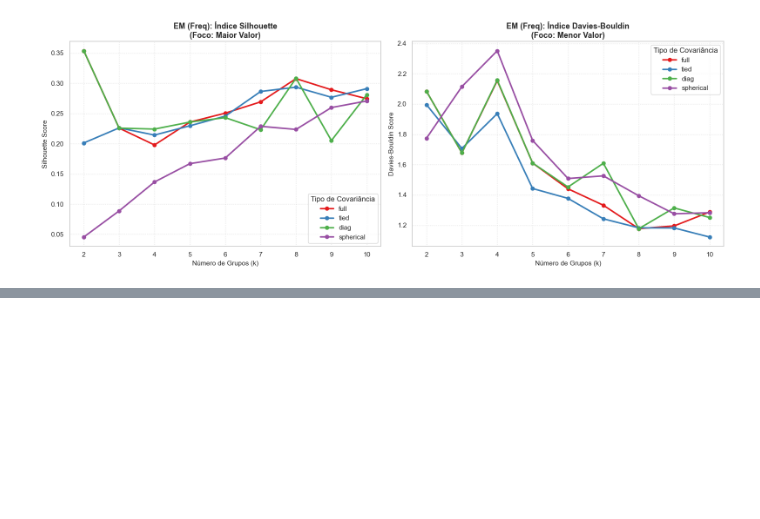
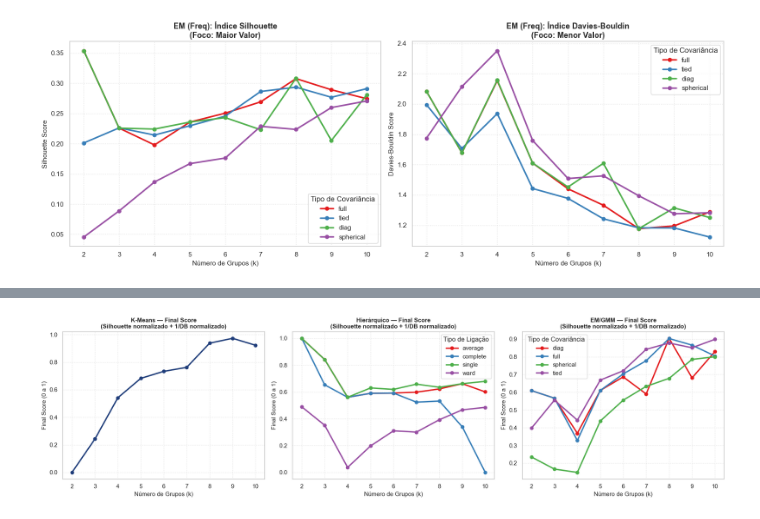
Before and after one commit to fabriciogmaraes/clusterizacao-sus-rn, a Jupyter notebook: estabelecimentos_sus.ipynb, the cells around one changed output, grey strips where cells are left out. Cells and saved outputs as stored; diff of their text form; code cells hidden in the pictures; blank space fills up the shorter version.

```diff
--- a/estabelecimentos_sus.ipynb
+++ b/estabelecimentos_sus.ipynb
@@ -894,0 +1025,89 @@ Imagem salva como 'grafico_fase3_em_freq.png'
+# %%
+#Célula 19: Final Score Combinado para justificar escolha do K
+print("--- FINAL SCORE: JUSTIFICATIVA TÉCNICA DA ESCOLHA DO K ---")
+
+# Carregando os resultados salvos
+df_km  = pd.read_csv('resultados_kmeans_sus_freq.csv')
+df_hc  = pd.read_csv('resultados_hierarquico_sus_freq.csv')
+df_em  = pd.read_csv('resultados_em_sus_freq.csv')
+
+# ── K-Means: melhor combo por k ──────────────────────────────────────────────
+# Para cada k, pega o maior silhouette e menor DB entre kpp e random
+df_km['sil_best'] = df_km[['silhouette_kpp','silhouette_random']].max(axis=1)
+df_km['db_best']  = df_km[['db_kpp','db_random']].min(axis=1)
+
+# Normaliza: sil para [0,1] (maior = melhor), DB invertido para [0,1] (menor = melhor)
+df_km['sil_norm'] = (df_km['sil_best'] - df_km['sil_best'].min()) / (df_km['sil_best'].max() - df_km['sil_best'].min())
+df_km['db_norm']  = 1 - (df_km['db_best']  - df_km['db_best'].min())  / (df_km['db_best'].max()  - df_km['db_best'].min())
+df_km['final_score'] = (df_km['sil_norm'] + df_km['db_norm']) / 2
+
+print("K-Means — Final Score por k:")
+print(df_km[['k','sil_best','db_best','final_score']].to_string(index=False))
+print(f">> K vencedor: k={df_km.loc[df_km['final_score'].idxmax(), 'k']} (score={df_km['final_score'].max():.4f})")
+
+# ── Hierárquico: melhor combo por k e linkage ─────────────────────────────────
+df_hc_best = df_hc.copy()
+df_hc_best['sil_norm'] = (df_hc['silhouette'] - df_hc['silhouette'].min()) / (df_hc['silhouette'].max() - df_hc['silhouette'].min())
+df_hc_best['db_norm']  = 1 - (df_hc['db'] - df_hc['db'].min()) / (df_hc['db'].max() - df_hc['db'].min())
+df_hc_best['final_score'] = (df_hc_best['sil_norm'] + df_hc_best['db_norm']) / 2
+
+print("\nHierárquico — Top 5 configurações por Final Score:")
+print(df_hc_best.nlargest(5, 'final_score')[['k','linkage','silhouette','db','final_score']].to_string(index=False))
+venc = df_hc_best.loc[df_hc_best['final_score'].idxmax()]
+print(f">> Vencedor: k={int(venc['k'])}, linkage={venc['linkage']} (score={venc['final_score']:.4f})")
+
+# ── EM: melhor combo por k e covariância ─────────────────────────────────────
+df_em_best = df_em.copy()
+df_em_best['sil_norm'] = (df_em['silhouette'] - df_em['silhouette'].min()) / (df_em['silhouette'].max() - df_em['silhouette'].min())
+df_em_best['db_norm']  = 1 - (df_em['db'] - df_em['db'].min()) / (df_em['db'].max() - df_em['db'].min())
+df_em_best['final_score'] = (df_em_best['sil_norm'] + df_em_best['db_norm']) / 2
+
+print("\nEM/GMM — Top 5 configurações por Final Score:")
+print(df_em_best.nlargest(5, 'final_score')[['k','covariance_type','silhouette','db','final_score']].to_string(index=False))
+venc_em = df_em_best.loc[df_em_best['final_score'].idxmax()]
+print(f">> Vencedor: k={int(venc_em['k'])}, cov={venc_em['covariance_type']} (score={venc_em['final_score']:.4f})")
+
+# ── Gráfico do Final Score — K-Means ─────────────────────────────────────────
+colors_set1 = plt.cm.Set1(range(4))
+
+fig, axes = plt.subplots(1, 3, figsize=(18, 5))
+
+# ── K-Means ───────────────────────────────────
+axes[0].plot(df_km['k'], df_km['final_score'],
+             marker='o', linewidth=2.5, color='#1f3d7a', label='k-means++')
+axes[0].set_title('K-Means — Final Score\n(Silhouette normalizado + 1/DB normalizado)',
+                  fontsize=11, fontweight='bold')
+axes[0].set_xlabel('Número de Grupos (k)', fontsize=11)
+axes[0].set_ylabel('Final Score (0 a 1)', fontsize=11)
+axes[0].set_xticks(range(2, 11))
+axes[0].grid(True, linestyle=':', alpha=0.6)
+
+# ── Hierárquico ──────────────────────
+for i, (nome, grupo) in enumerate(df_hc_best.groupby('linkage')):
+    axes[1].plot(grupo['k'], grupo['final_score'],
+                 marker='o', linewidth=2.5, label=nome, color=colors_set1[i])
+axes[1].set_title('Hierárquico — Final Score\n(Silhouette normalizado + 1/DB normalizado)',
+                  fontsize=11, fontweight='bold')
+axes[1].set_xlabel('Número de Grupos (k)', fontsize=11)
+axes[1].set_ylabel('Final Score (0 a 1)', fontsize=11)
+axes[1].set_xticks(range(2, 11))
+axes[1].grid(True, linestyle=':', alpha=0.6)
+axes[1].legend(title="Tipo de Ligação", frameon=True)
+
+# ── EM ────────────────────────────────
+for i, (nome, grupo) in enumerate(df_em_best.groupby('covariance_type')):
+    axes[2].plot(grupo['k'], grupo['final_score'],
+                 marker='o', linewidth=2.5, label=nome, color=colors_set1[i])
+axes[2].set_title('EM/GMM — Final Score\n(Silhouette normalizado + 1/DB normalizado)',
+                  fontsize=11, fontweight='bold')
+axes[2].set_xlabel('Número de Grupos (k)', fontsize=11)
+axes[2].set_ylabel('Final Score (0 a 1)', fontsize=11)
+axes[2].set_xticks(range(2, 11))
+axes[2].grid(True, linestyle=':', alpha=0.6)
+axes[2].legend(title="Tipo de Covariância", frameon=True)
+
+plt.tight_layout()
+plt.savefig('grafico_final_score.png', dpi=300, bbox_inches='tight')
+plt.show()
+print("Gráfico salvo como 'grafico_final_score.png'")
+# %% [output]
@@ -894,0 +1131 @@ Imagem salva como 'grafico_fase3_em_freq.png'
+[figure, added]
```
Also changed, not shown: parts of 6 cells of this notebook, 10 other files.
